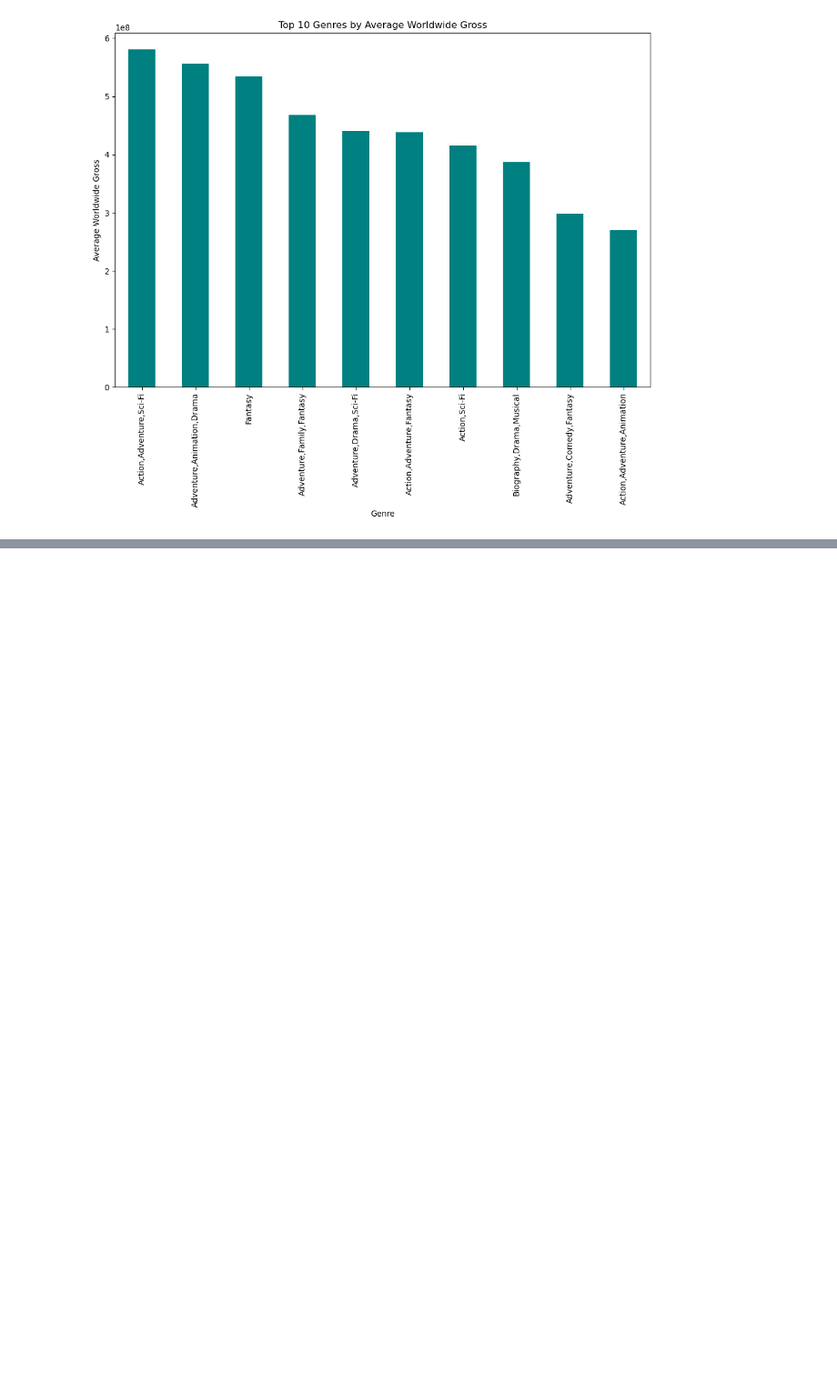
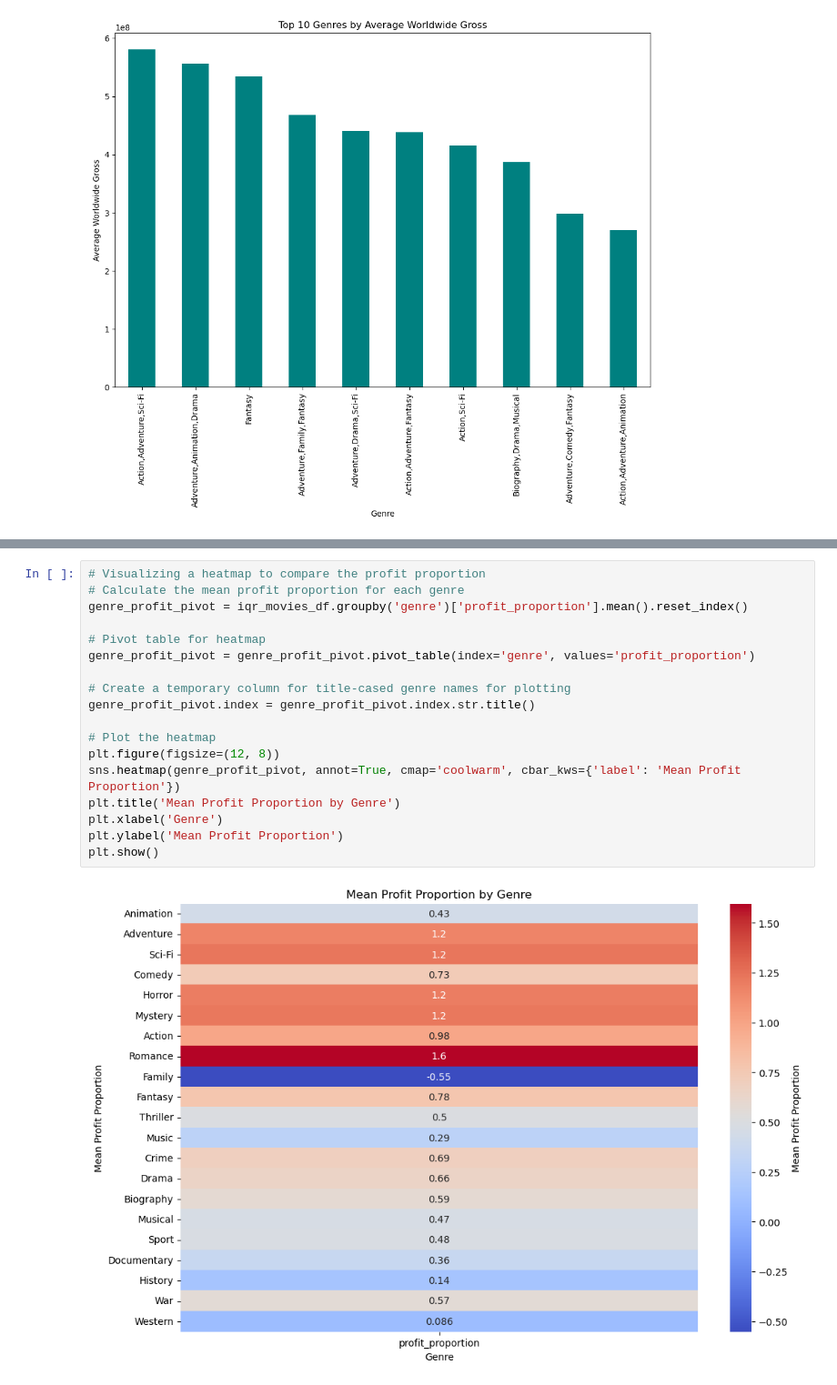
Before and after one commit to minerva-ds/dsc-movies-analysis, a Jupyter notebook: scrapnotebooks/unused_plots.ipynb, the cells around one changed output, grey strips where cells are left out. Shown at 91% size. Drawn from its saved outputs; the diff is of its cells as text; blank space fills up the shorter version.

```diff
--- a/scrapnotebooks/unused_plots.ipynb
+++ b/scrapnotebooks/unused_plots.ipynb
@@ -458,0 +616,20 @@ plt.show()
+# %%
+# Visualizing a heatmap to compare the profit proportion
+# Calculate the mean profit proportion for each genre
+genre_profit_pivot = iqr_movies_df.groupby('genre')['profit_proportion'].mean().reset_index()
+
+# Pivot table for heatmap
+genre_profit_pivot = genre_profit_pivot.pivot_table(index='genre', values='profit_proportion')
+
+# Create a temporary column for title-cased genre names for plotting
+genre_profit_pivot.index = genre_profit_pivot.index.str.title()
+
+# Plot the heatmap
+plt.figure(figsize=(12, 8))
+sns.heatmap(genre_profit_pivot, annot=True, cmap='coolwarm', cbar_kws={'label': 'Mean Profit Proportion'})
+plt.title('Mean Profit Proportion by Genre')
+plt.xlabel('Genre')
+plt.ylabel('Mean Profit Proportion')
+plt.show()
+# %% [output]
+[figure, added]
```
Also changed, not shown: parts of 41 cells of this notebook, 5 other files.
